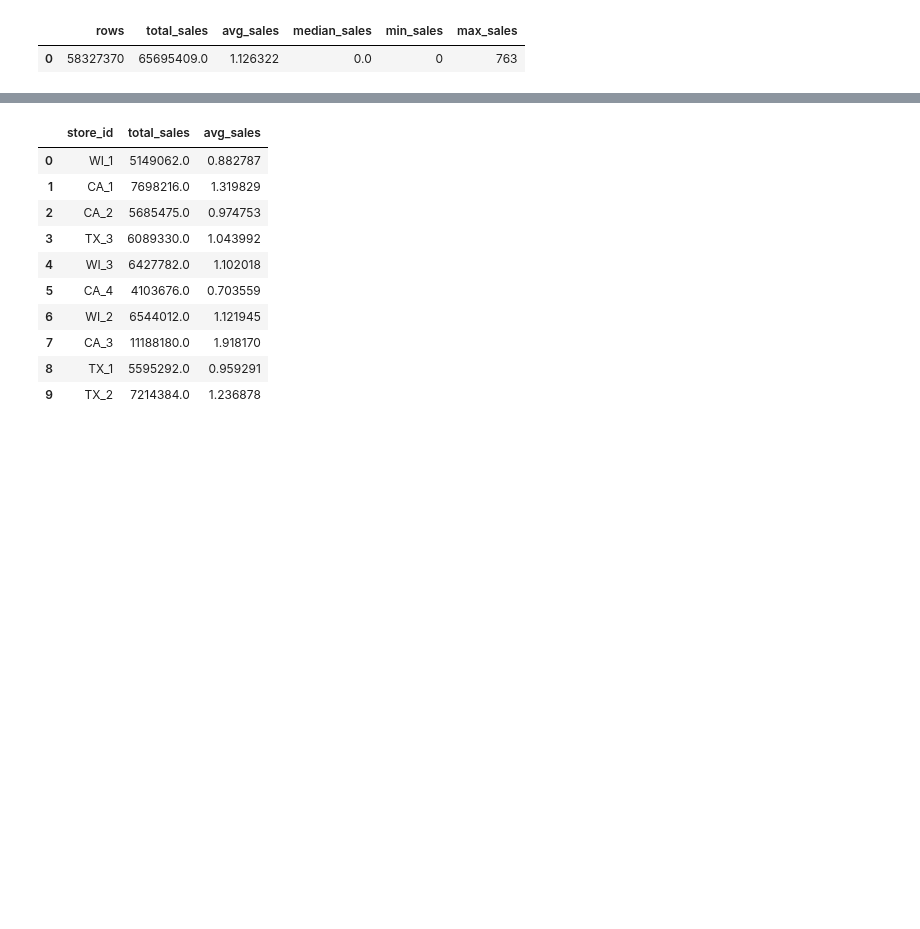
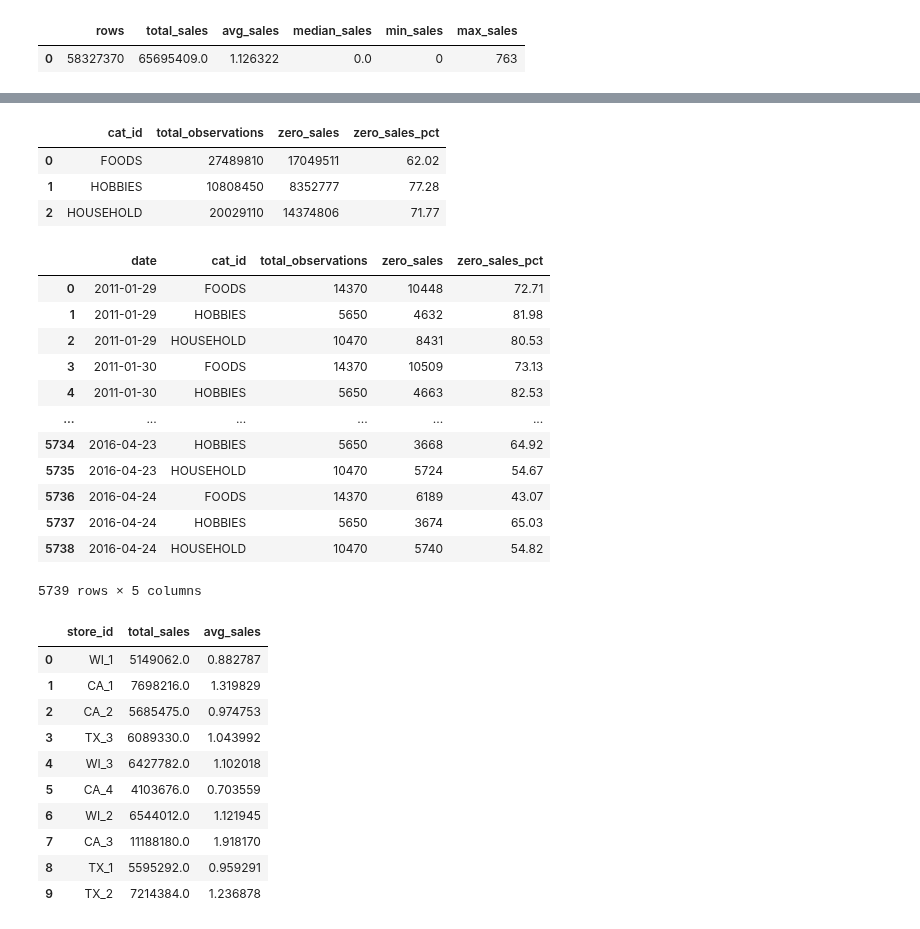
Before and after one commit to surekhag28/m5-demand-forecasting, a Jupyter notebook: notebooks/02_eda_sql.ipynb, the cells around one changed output, grey strips where cells are left out. Drawn from its saved outputs; the diff is of its cells as text; code cells hidden in the pictures; blank space fills up the shorter version.

```diff
--- a/notebooks/02_eda_sql.ipynb
+++ b/notebooks/02_eda_sql.ipynb
@@ -40,0 +111,19 @@ result
+# %%
+query = f"""
+
+        select cat_id,
+            count(*) as total_observations,
+            count(*) filter(where sales=0) as zero_sales,
+            round(count(*) filter(where sales=0)/count(*)*100,2) as zero_sales_pct
+        from read_parquet('{SALES_PATH}')
+        group by cat_id
+        order by cat_id
+    """
+
+result = con.execute(query).df()
+result
+# %% [output]
+|  | cat_id | total_observations | zero_sales | zero_sales_pct |
+| 0 | FOODS | 27489810 | 17049511 | 62.02 |
+| 1 | HOBBIES | 10808450 | 8352777 | 77.28 |
+| 2 | HOUSEHOLD | 20029110 | 14374806 | 71.77 |
@@ -41,3 +144,31 @@ result
+# %%
+query = f"""
+
+        select date,cat_id,
+            count(*) as total_observations,
+            count(*) filter(where sales=0) as zero_sales,
+            round(count(*) filter(where sales=0)/count(*)*100,2) as zero_sales_pct
+        from read_parquet('{SALES_PATH}')
+        group by date,cat_id
+        order by date,cat_id
+    """
+
+result = con.execute(query).df()
+result
+# %% [output]
+|  | date | cat_id | total_observations | zero_sales | zero_sales_pct |
+| 0 | 2011-01-29 | FOODS | 14370 | 10448 | 72.71 |
+| 1 | 2011-01-29 | HOBBIES | 5650 | 4632 | 81.98 |
+| 2 | 2011-01-29 | HOUSEHOLD | 10470 | 8431 | 80.53 |
+| 3 | 2011-01-30 | FOODS | 14370 | 10509 | 73.13 |
+| 4 | 2011-01-30 | HOBBIES | 5650 | 4663 | 82.53 |
+| ... | ... | ... | ... | ... | ... |
+| 5734 | 2016-04-23 | HOBBIES | 5650 | 3668 | 64.92 |
+| 5735 | 2016-04-23 | HOUSEHOLD | 10470 | 5724 | 54.67 |
+| 5736 | 2016-04-24 | FOODS | 14370 | 6189 | 43.07 |
+| 5737 | 2016-04-24 | HOBBIES | 5650 | 3674 | 65.03 |
+| 5738 | 2016-04-24 | HOUSEHOLD | 10470 | 5740 | 54.82 |
+5739 rows × 5 columns
 # %%
 query = f"""
         select store_id,
```
Also changed, not shown: parts of 7 cells of this notebook, 4 other files.
